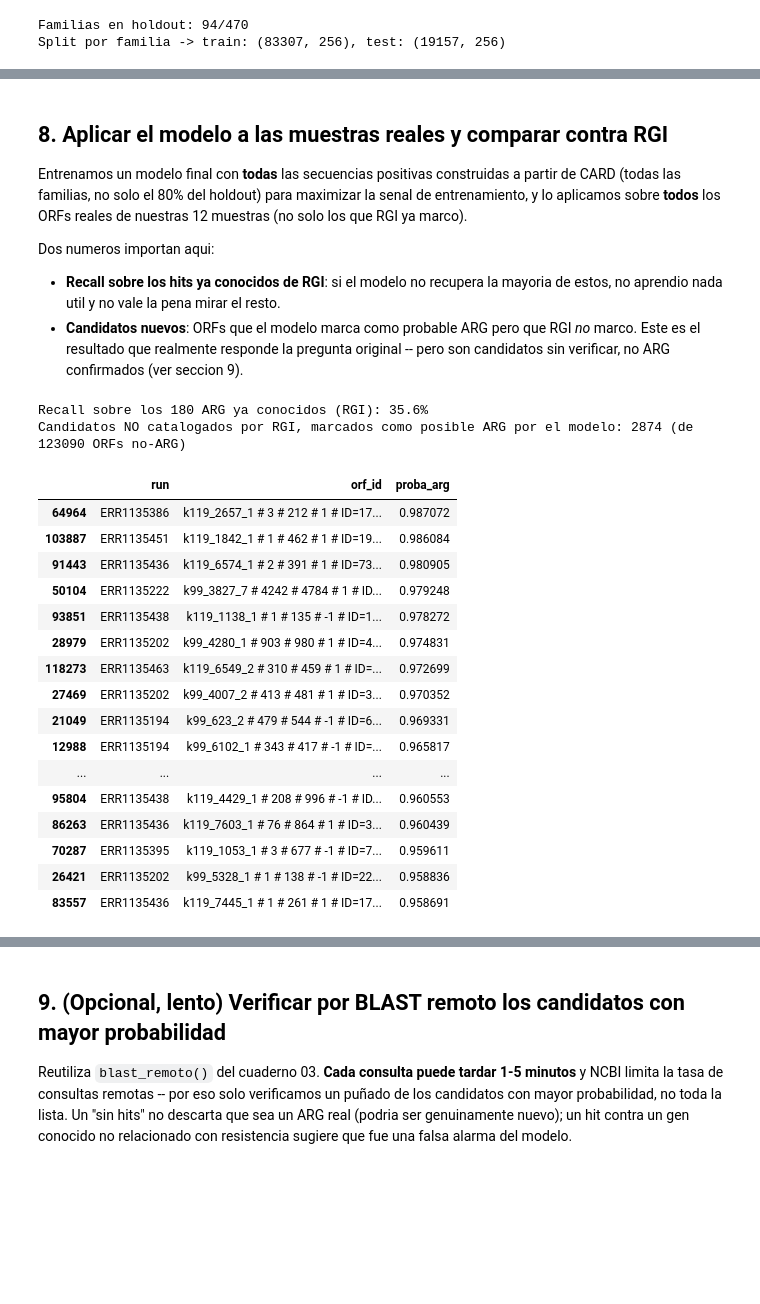
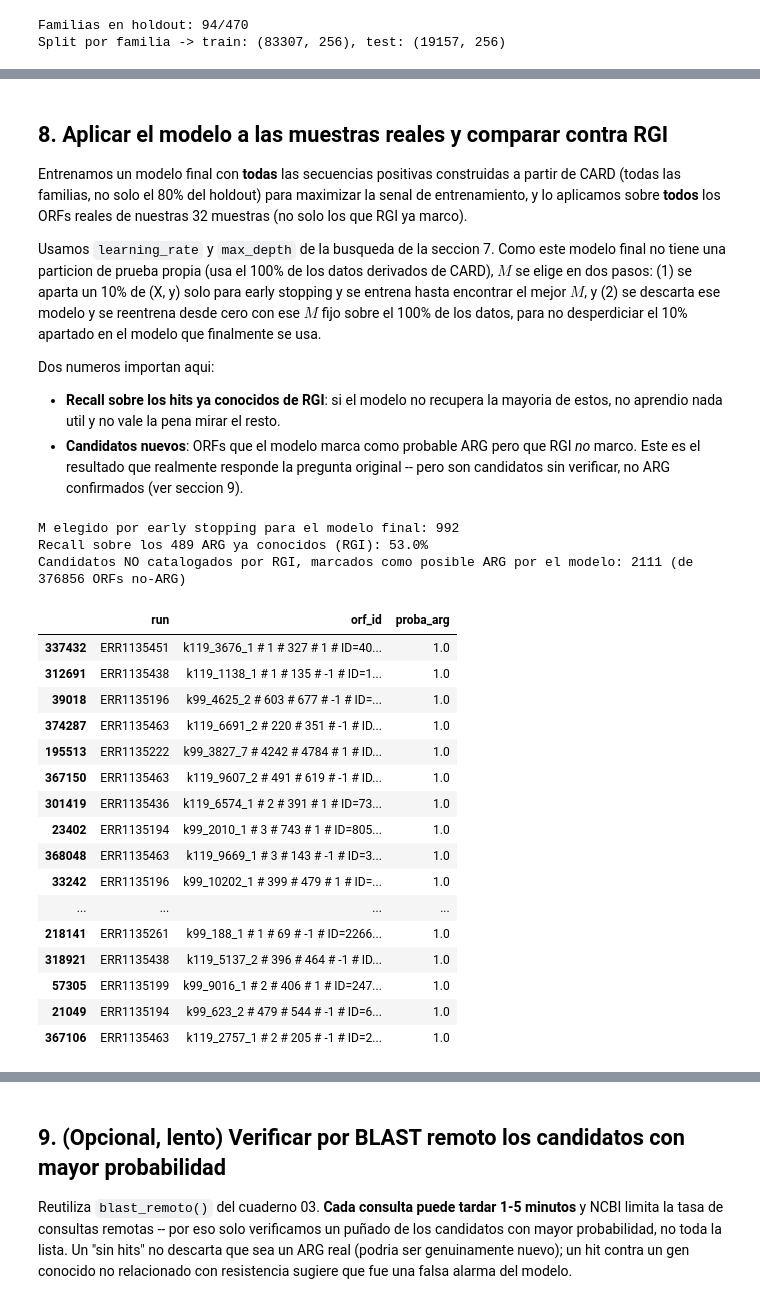
Before and after one commit to jujgomezru/proyectoFinalML, a Jupyter notebook: 04_modelo_ml.ipynb, the cells around one changed output, grey strips where cells are left out. Cells and saved outputs as stored; diff of their text form; code cells hidden in the pictures; blank space fills up the shorter version.

```diff
--- a/04_modelo_ml.ipynb
+++ b/04_modelo_ml.ipynb
@@ -348,7 +457,13 @@ ROC-AUC: 0.923  AUPRC: 0.829
 
 Entrenamos un modelo final con **todas** las secuencias positivas construidas a partir de CARD (todas las
 familias, no solo el 80% del holdout) para maximizar la senal de entrenamiento, y lo aplicamos sobre
-**todos** los ORFs reales de nuestras 12 muestras (no solo los que RGI ya marco).
+**todos** los ORFs reales de nuestras 32 muestras (no solo los que RGI ya marco).
+
+Usamos `learning_rate` y `max_depth` de la busqueda de la seccion 7. Como este modelo final no tiene
+una particion de prueba propia (usa el 100% de los datos derivados de CARD), $M$ se elige en dos pasos:
+(1) se aparta un 10% de (X, y) solo para early stopping y se entrena hasta encontrar el mejor $M$, y
+(2) se descarta ese modelo y se reentrena desde cero con ese $M$ fijo sobre el 100% de los datos, para
+no desperdiciar el 10% apartado en el modelo que finalmente se usa.
 
 Dos numeros importan aqui:
 - **Recall sobre los hits ya conocidos de RGI**: si el modelo no recupera la mayoria de estos, no aprendio
@@ -357,44 +472,58 @@ Dos numeros importan aqui:
   resultado que realmente responde la pregunta original -- pero son candidatos sin verificar, no ARG
   confirmados (ver seccion 9).
 # %%
+X_fit_final, X_es_final, y_fit_final, y_es_final = train_test_split(
+    X, y, test_size=0.1, stratify=y, random_state=42
+)
+
+modelo_seleccion_M = XGBClassifier(
+    n_estimators=1000, max_depth=DEPTH_ELEGIDO, learning_rate=LR_ELEGIDO,
+    scale_pos_weight=(y_fit_final == 0).sum() / (y_fit_final == 1).sum(),
+    eval_metric="aucpr", early_stopping_rounds=20, random_state=42,
+)
+modelo_seleccion_M.fit(X_fit_final, y_fit_final, eval_set=[(X_es_final, y_es_final)], verbose=False)
+M_FINAL = modelo_seleccion_M.best_iteration + 1
+print(f"M elegido por early stopping para el modelo final: {M_FINAL}")
+
 modelo_final = XGBClassifier(
-    n_estimators=300, max_depth=5, learning_rate=0.1,
+    n_estimators=M_FINAL, max_depth=DEPTH_ELEGIDO, learning_rate=LR_ELEGIDO,
     scale_pos_weight=(y == 0).sum() / (y == 1).sum(),
     eval_metric="logloss", random_state=42,
 )
 modelo_final.fit(X, y)
 
 X_real = matriz_kmers(orfs_df["secuencia"])
 orfs_df["proba_arg"] = modelo_final.predict_proba(X_real)[:, 1]
 
 UMBRAL = 0.5
 recall_conocidos = orfs_df.loc[orfs_df["es_hit_rgi"], "proba_arg"].ge(UMBRAL).mean()
 print(f"Recall sobre los {orfs_df['es_hit_rgi'].sum()} ARG ya conocidos (RGI): {recall_conocidos:.1%}")
 
 candidatos_nuevos = (
     orfs_df[(~orfs_df["es_hit_rgi"]) & (orfs_df["proba_arg"] >= UMBRAL)]
     .sort_values("proba_arg", ascending=False)
 )
 print(f"Candidatos NO catalogados por RGI, marcados como posible ARG por el modelo: {len(candidatos_nuevos)} "
       f"(de {len(pool_negativo)} ORFs no-ARG)")
 candidatos_nuevos[["run", "orf_id", "proba_arg"]].head(20)
 # %% [output]
-Recall sobre los 180 ARG ya conocidos (RGI): 35.6%
-Candidatos NO catalogados por RGI, marcados como posible ARG por el modelo: 2874 (de 123090 ORFs no-ARG)
+M elegido por early stopping para el modelo final: 992
+Recall sobre los 489 ARG ya conocidos (RGI): 53.0%
+Candidatos NO catalogados por RGI, marcados como posible ARG por el modelo: 2111 (de 376856 ORFs no-ARG)
 |  | run | orf_id | proba_arg |
-| 64964 | ERR1135386 | k119_2657_1 # 3 # 212 # 1 # ID=17... | 0.987072 |
-| 103887 | ERR1135451 | k119_1842_1 # 1 # 462 # 1 # ID=19... | 0.986084 |
-| 91443 | ERR1135436 | k119_6574_1 # 2 # 391 # 1 # ID=73... | 0.980905 |
-| 50104 | ERR1135222 | k99_3827_7 # 4242 # 4784 # 1 # ID... | 0.979248 |
-| 93851 | ERR1135438 | k119_1138_1 # 1 # 135 # -1 # ID=1... | 0.978272 |
-| 28979 | ERR1135202 | k99_4280_1 # 903 # 980 # 1 # ID=4... | 0.974831 |
-| 118273 | ERR1135463 | k119_6549_2 # 310 # 459 # 1 # ID=... | 0.972699 |
-| 27469 | ERR1135202 | k99_4007_2 # 413 # 481 # 1 # ID=3... | 0.970352 |
-| 21049 | ERR1135194 | k99_623_2 # 479 # 544 # -1 # ID=6... | 0.969331 |
-| 12988 | ERR1135194 | k99_6102_1 # 343 # 417 # -1 # ID=... | 0.965817 |
+| 337432 | ERR1135451 | k119_3676_1 # 1 # 327 # 1 # ID=40... | 1.0 |
+| 312691 | ERR1135438 | k119_1138_1 # 1 # 135 # -1 # ID=1... | 1.0 |
+| 39018 | ERR1135196 | k99_4625_2 # 603 # 677 # -1 # ID=... | 1.0 |
+| 374287 | ERR1135463 | k119_6691_2 # 220 # 351 # -1 # ID... | 1.0 |
+| 195513 | ERR1135222 | k99_3827_7 # 4242 # 4784 # 1 # ID... | 1.0 |
+| 367150 | ERR1135463 | k119_9607_2 # 491 # 619 # -1 # ID... | 1.0 |
+| 301419 | ERR1135436 | k119_6574_1 # 2 # 391 # 1 # ID=73... | 1.0 |
+| 23402 | ERR1135194 | k99_2010_1 # 3 # 743 # 1 # ID=805... | 1.0 |
+| 368048 | ERR1135463 | k119_9669_1 # 3 # 143 # -1 # ID=3... | 1.0 |
+| 33242 | ERR1135196 | k99_10202_1 # 399 # 479 # 1 # ID=... | 1.0 |
 | ... | ... | ... | ... |
-| 95804 | ERR1135438 | k119_4429_1 # 208 # 996 # -1 # ID... | 0.960553 |
-| 86263 | ERR1135436 | k119_7603_1 # 76 # 864 # 1 # ID=3... | 0.960439 |
-| 70287 | ERR1135395 | k119_1053_1 # 3 # 677 # -1 # ID=7... | 0.959611 |
-| 26421 | ERR1135202 | k99_5328_1 # 1 # 138 # -1 # ID=22... | 0.958836 |
-| 83557 | ERR1135436 | k119_7445_1 # 1 # 261 # 1 # ID=17... | 0.958691 |
+| 218141 | ERR1135261 | k99_188_1 # 1 # 69 # -1 # ID=2266... | 1.0 |
+| 318921 | ERR1135438 | k119_5137_2 # 396 # 464 # -1 # ID... | 1.0 |
+| 57305 | ERR1135199 | k99_9016_1 # 2 # 406 # 1 # ID=247... | 1.0 |
+| 21049 | ERR1135194 | k99_623_2 # 479 # 544 # -1 # ID=6... | 1.0 |
+| 367106 | ERR1135463 | k119_2757_1 # 2 # 205 # -1 # ID=2... | 1.0 |
```
Also changed, not shown: parts of 14 cells of this notebook, 39 other files.
